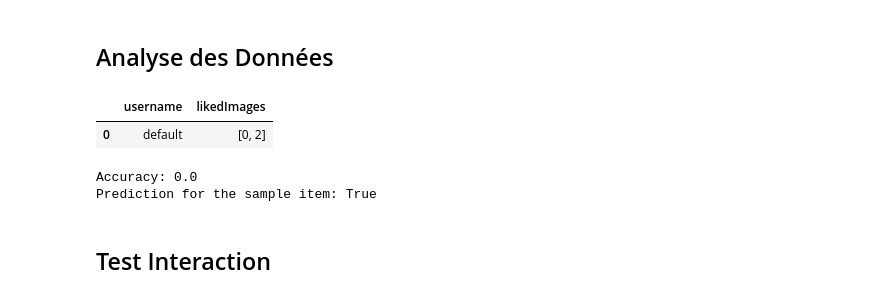
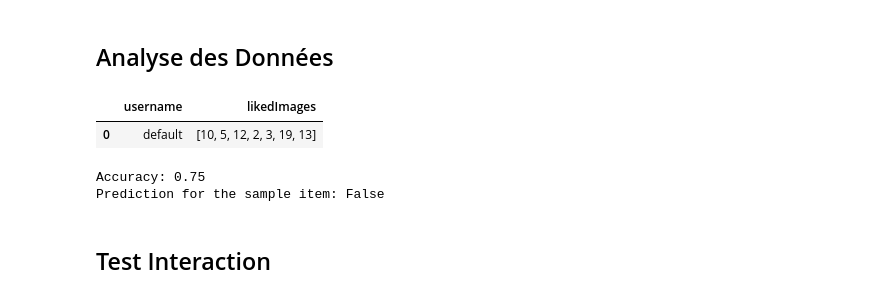
Before and after one commit to hugues-boisdon/DataMining2024, a Jupyter notebook: projet.ipynb, the cells around one changed output. Cells and saved outputs as stored; diff of their text form; code cells hidden in the pictures.

```diff
--- a/projet.ipynb
+++ b/projet.ipynb
@@ -193,16 +227,22 @@ dataframe
 # %%
 # Création de la dataframe des utilisateurs
 usersPath = 'users.json'
 
-array = [['default',[0,2]]]
+array = [['default',[]]]
 usersDataframe = pandas.DataFrame(array, columns=['username', 'likedImages'])
+
+for i in range(7) :
+    num = randint(0,len(jsonToDataframe(dataPath)['label']))
+    while num in usersDataframe.at[0,"likedImages"]:
+        num = randint(0,len(jsonToDataframe(dataPath)['label']))
+    usersDataframe.at[0,"likedImages"].append(num)
 
 dataframeToJson(usersPath, usersDataframe)
 
 usersDataframe
 # %% [output]
 |  | username | likedImages |
-| 0 | default | [0, 2] |
+| 0 | default | [10, 5, 12, 2, 3, 19, 13] |
 # %%
 from sklearn.model_selection import train_test_split
 from sklearn import svm
@@ -251,8 +291,8 @@ encoded_item = [label_encoders[i].transform([val])[0] for i, val in enumerate(sa
 prediction = classifier.predict([encoded_item])[0]
 print(f"Prediction for the sample item: {prediction}")
 # %% [output]
-Accuracy: 0.0
-Prediction for the sample item: True
+Accuracy: 0.75
+Prediction for the sample item: False
 # %% [markdown]
 ## Test Interaction
 # %%
```
Also changed, not shown: parts of 9 cells of this notebook, 2 other files.
